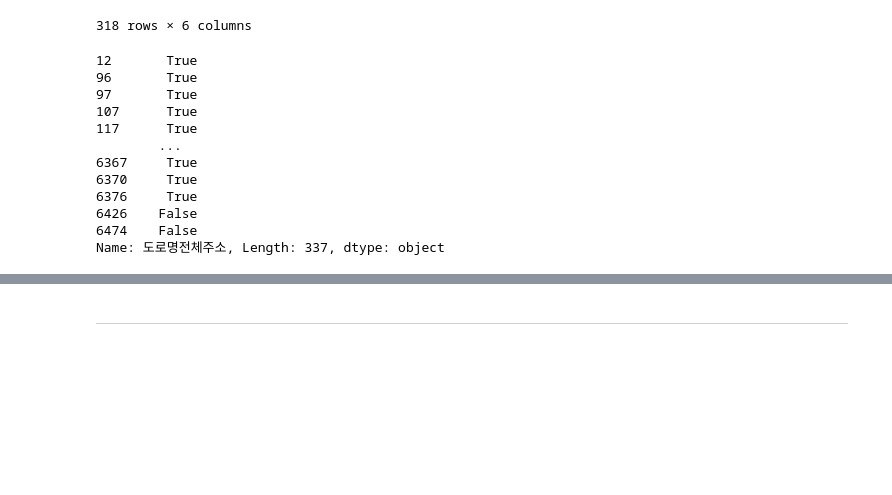
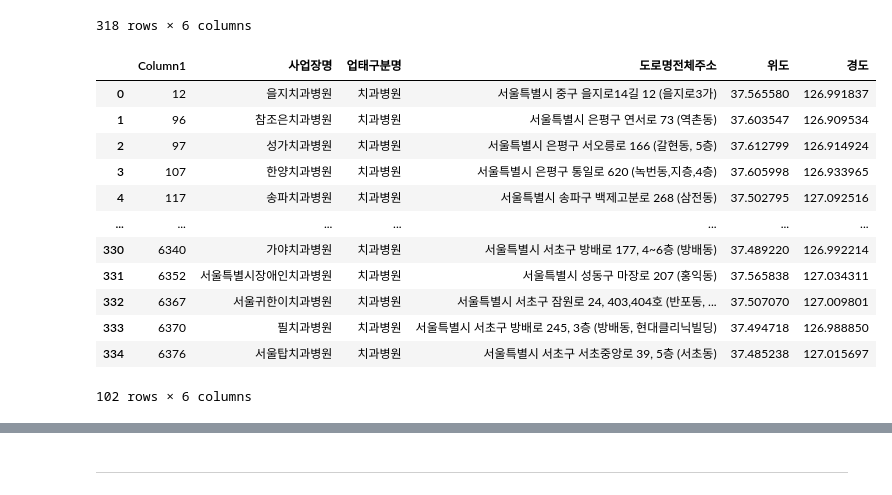
Before and after one commit to kimchaeyoung-student/Graduation, a Jupyter notebook: DentalCare.ipynb, the cells around one changed output, grey strips where cells are left out. Cells and saved outputs as stored; diff of their text form; code cells hidden in the pictures; blank space fills up the shorter version.

```diff
--- a/DentalCare.ipynb
+++ b/DentalCare.ipynb
@@ -137,22 +123,23 @@ onlydental2
 | 334 | 6376 | 서울탑치과병원 | 치과병원 | 서울특별시 서초구 서초중앙로 39, 5층 (서초동) | 37.485238 | 127.015697 |
 | 335 | 6426 | 에이라인치과병원 | 치과병원 | 충청북도 청주시 흥덕구 강서로 115-1, 2~4층 (강서동) | 36.625058 | 127.428957 |
 318 rows × 6 columns
-# %%
-df2 = df['도로명전체주소'].str.contains('서울특별시')
-df2
-# %% [output]
-12       True
-96       True
-97       True
-107      True
-117      True
-        ...
-6367     True
-6370     True
-6376     True
-6426    False
-6474    False
-Name: 도로명전체주소, Length: 337, dtype: object
+# %%
+seoul = onlydental2.loc[onlydental2['도로명전체주소'].str.contains('서울특별시',na=False)]
+seoul
+# %% [output]
+|  | Column1 | 사업장명 | 업태구분명 | 도로명전체주소 | 위도 | 경도 |
+| 0 | 12 | 을지치과병원 | 치과병원 | 서울특별시 중구 을지로14길 12 (을지로3가) | 37.565580 | 126.991837 |
+| 1 | 96 | 참조은치과병원 | 치과병원 | 서울특별시 은평구 연서로 73 (역촌동) | 37.603547 | 126.909534 |
+| 2 | 97 | 성가치과병원 | 치과병원 | 서울특별시 은평구 서오릉로 166 (갈현동, 5층) | 37.612799 | 126.914924 |
+| 3 | 107 | 한양치과병원 | 치과병원 | 서울특별시 은평구 통일로 620 (녹번동,지층,4층) | 37.605998 | 126.933965 |
+| 4 | 117 | 송파치과병원 | 치과병원 | 서울특별시 송파구 백제고분로 268 (삼전동) | 37.502795 | 127.092516 |
+| ... | ... | ... | ... | ... | ... | ... |
+| 330 | 6340 | 가야치과병원 | 치과병원 | 서울특별시 서초구 방배로 177, 4~6층 (방배동) | 37.489220 | 126.992214 |
+| 331 | 6352 | 서울특별시장애인치과병원 | 치과병원 | 서울특별시 성동구 마장로 207 (홍익동) | 37.565838 | 127.034311 |
+| 332 | 6367 | 서울귀한이치과병원 | 치과병원 | 서울특별시 서초구 잠원로 24, 403,404호 (반포동, ... | 37.507070 | 127.009801 |
+| 333 | 6370 | 필치과병원 | 치과병원 | 서울특별시 서초구 방배로 245, 3층 (방배동, 현대클리닉빌딩) | 37.494718 | 126.988850 |
+| 334 | 6376 | 서울탑치과병원 | 치과병원 | 서울특별시 서초구 서초중앙로 39, 5층 (서초동) | 37.485238 | 127.015697 |
+102 rows × 6 columns
 # %%
 map_osm = folium.Map(location=[37.566647,126.978426], zoom_start=10, tiles='Stamen Terrain')
 
```
Also changed, not shown: parts of 10 cells of this notebook.
